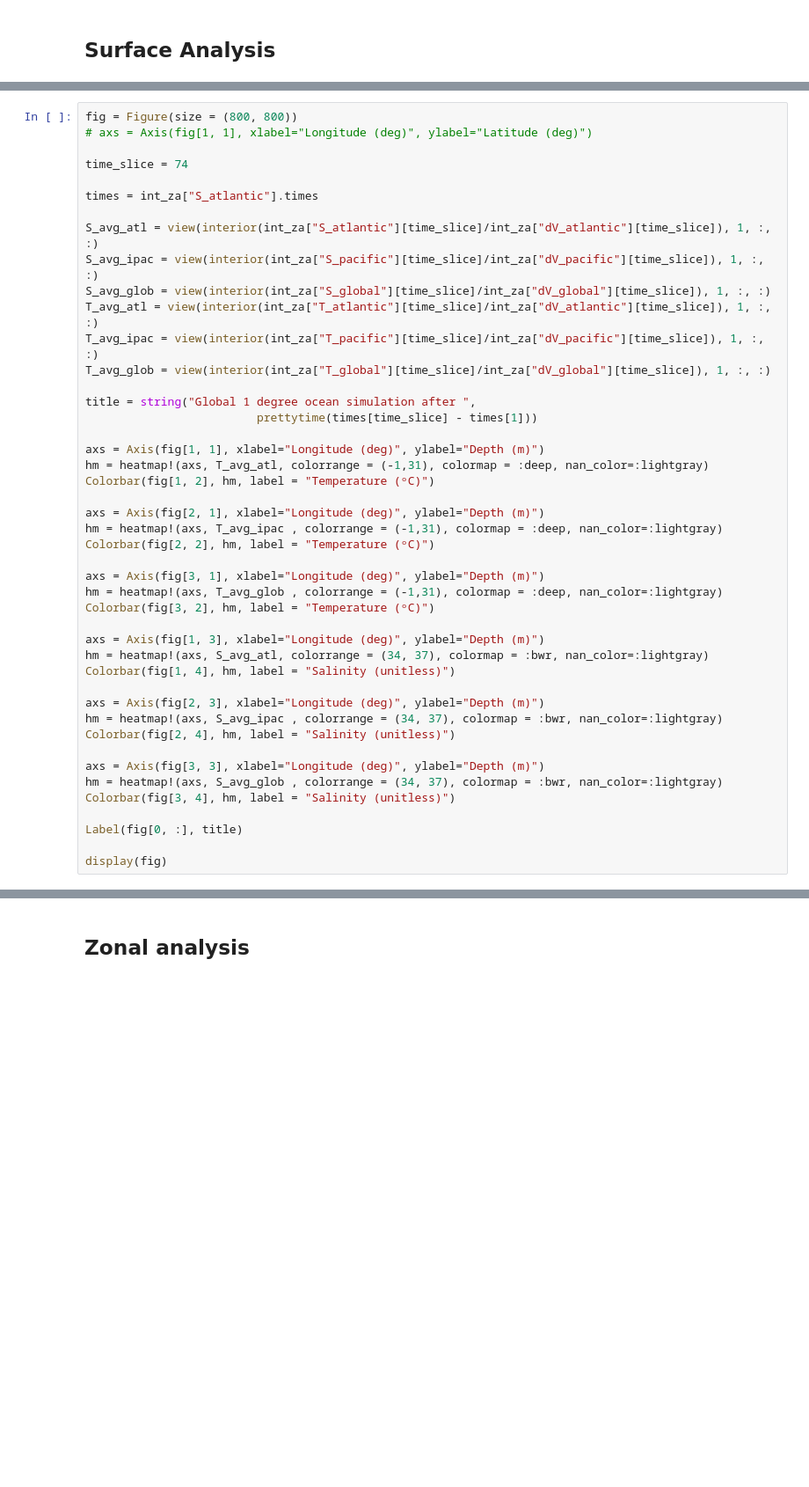
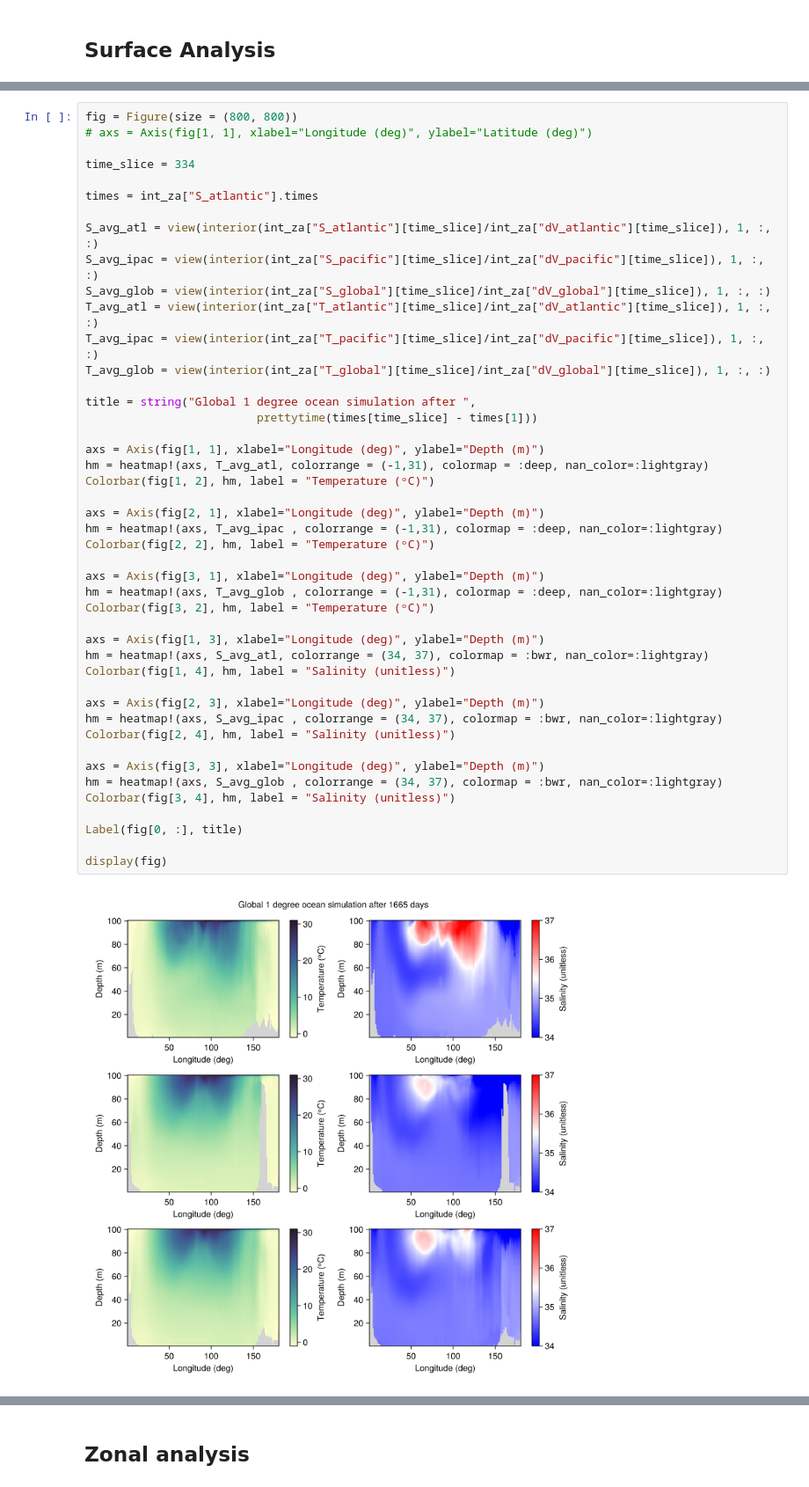
Before and after one commit to taimoorsohail/ocean-ensembles, a Jupyter notebook: notebooks/GPU_run_check.ipynb, the cells around one changed output, grey strips where cells are left out. Shown at 88% size. Saved outputs shown, nothing was run; the diff lists cells and outputs as text; blank space fills up the shorter version.

```diff
--- a/notebooks/GPU_run_check.ipynb
+++ b/notebooks/GPU_run_check.ipynb
@@ -128,7 +126,7 @@ LoadError: KeyError: key "T" not found
 fig = Figure(size = (800, 800))
 # axs = Axis(fig[1, 1], xlabel="Longitude (deg)", ylabel="Latitude (deg)")
 
-time_slice = 74
+time_slice = 334
 
 times = int_za["S_atlantic"].times
 
@@ -143,30 +141,31 @@ title = string("Global 1 degree ocean simulation after ",
                          prettytime(times[time_slice] - times[1]))
 
 axs = Axis(fig[1, 1], xlabel="Longitude (deg)", ylabel="Depth (m)")
 hm = heatmap!(axs, T_avg_atl, colorrange = (-1,31), colormap = :deep, nan_color=:lightgray)
 Colorbar(fig[1, 2], hm, label = "Temperature (ᵒC)")
 
 axs = Axis(fig[2, 1], xlabel="Longitude (deg)", ylabel="Depth (m)")
 hm = heatmap!(axs, T_avg_ipac , colorrange = (-1,31), colormap = :deep, nan_color=:lightgray)
 Colorbar(fig[2, 2], hm, label = "Temperature (ᵒC)")
 
 axs = Axis(fig[3, 1], xlabel="Longitude (deg)", ylabel="Depth (m)")
 hm = heatmap!(axs, T_avg_glob , colorrange = (-1,31), colormap = :deep, nan_color=:lightgray)
 Colorbar(fig[3, 2], hm, label = "Temperature (ᵒC)")
 
 axs = Axis(fig[1, 3], xlabel="Longitude (deg)", ylabel="Depth (m)")
 hm = heatmap!(axs, S_avg_atl, colorrange = (34, 37), colormap = :bwr, nan_color=:lightgray)
 Colorbar(fig[1, 4], hm, label = "Salinity (unitless)")
 
 axs = Axis(fig[2, 3], xlabel="Longitude (deg)", ylabel="Depth (m)")
 hm = heatmap!(axs, S_avg_ipac , colorrange = (34, 37), colormap = :bwr, nan_color=:lightgray)
 Colorbar(fig[2, 4], hm, label = "Salinity (unitless)")
 
 axs = Axis(fig[3, 3], xlabel="Longitude (deg)", ylabel="Depth (m)")
 hm = heatmap!(axs, S_avg_glob , colorrange = (34, 37), colormap = :bwr, nan_color=:lightgray)
 Colorbar(fig[3, 4], hm, label = "Salinity (unitless)")
 
 Label(fig[0, :], title)
 
 display(fig)
 # %% [output]
+[figure, added]
```
Also changed, not shown: parts of 12 cells of this notebook, 3 other files.
